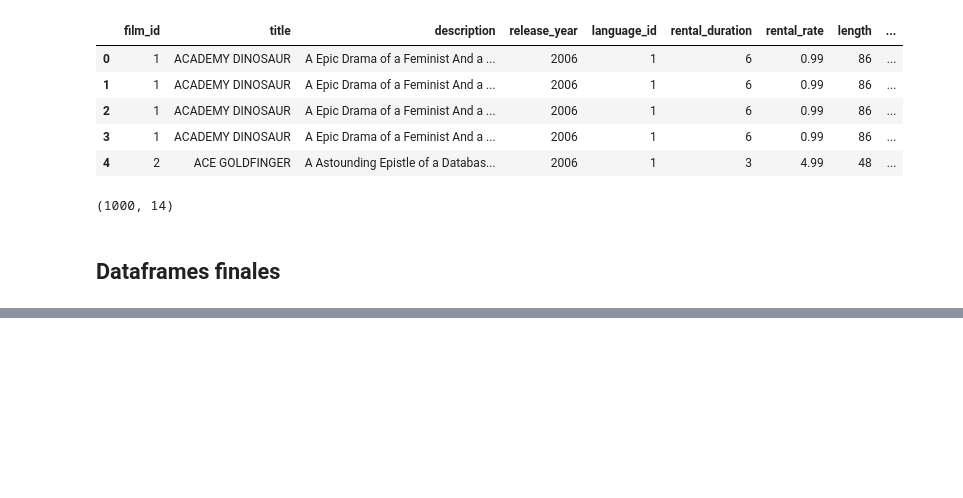
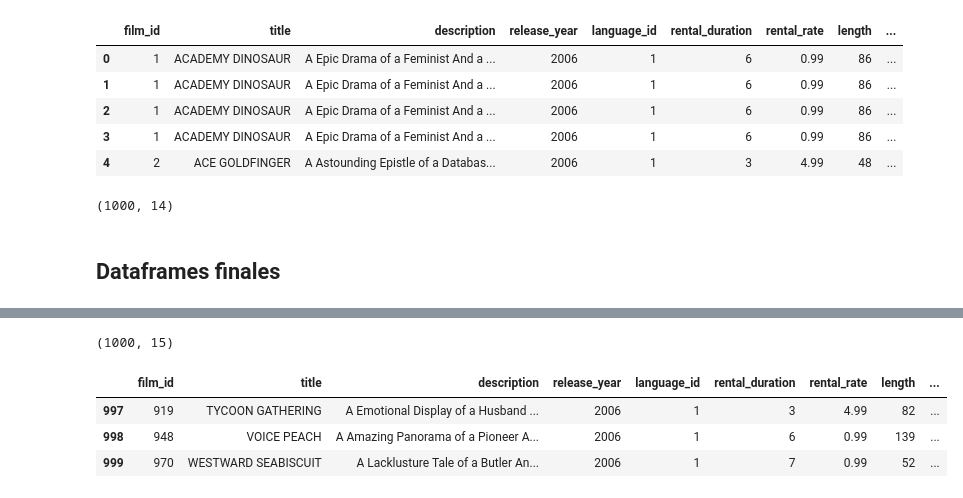
Before and after one commit to giottomillan/film_project_sql, a Jupyter notebook: Code/limpieza.ipynb, the cells around one changed output, grey strips where cells are left out. Saved outputs shown, nothing was run; the diff lists cells and outputs as text; code cells hidden in the pictures; blank space fills up the shorter version.

```diff
--- a/Code/limpieza.ipynb
+++ b/Code/limpieza.ipynb
@@ -714,0 +734,14 @@ rental.reset_index(drop=True, inplace=True)
+# %%
+# unir las tablas utilizando la función merge
+new_film = pd.merge(new_film, actor, on=['first_name', 'last_name'])
+# %%
+new_film.shape
+# %% [output]
+(1000, 15)
+# %%
+new_film.tail(3)
+# %% [output]
+|  | film_id | title | description | release_year | language_id | rental_duration | rental_rate | length | ... |
+| 997 | 919 | TYCOON GATHERING | A Emotional Display of a Husband ... | 2006 | 1 | 3 | 4.99 | 82 | ... |
+| 998 | 948 | VOICE PEACH | A Amazing Panorama of a Pioneer A... | 2006 | 1 | 6 | 0.99 | 139 | ... |
+| 999 | 970 | WESTWARD SEABISCUIT | A Lacklusture Tale of a Butler An... | 2006 | 1 | 7 | 0.99 | 52 | ... |
```
Also changed, not shown: parts of 4 cells of this notebook, 7 other files.
